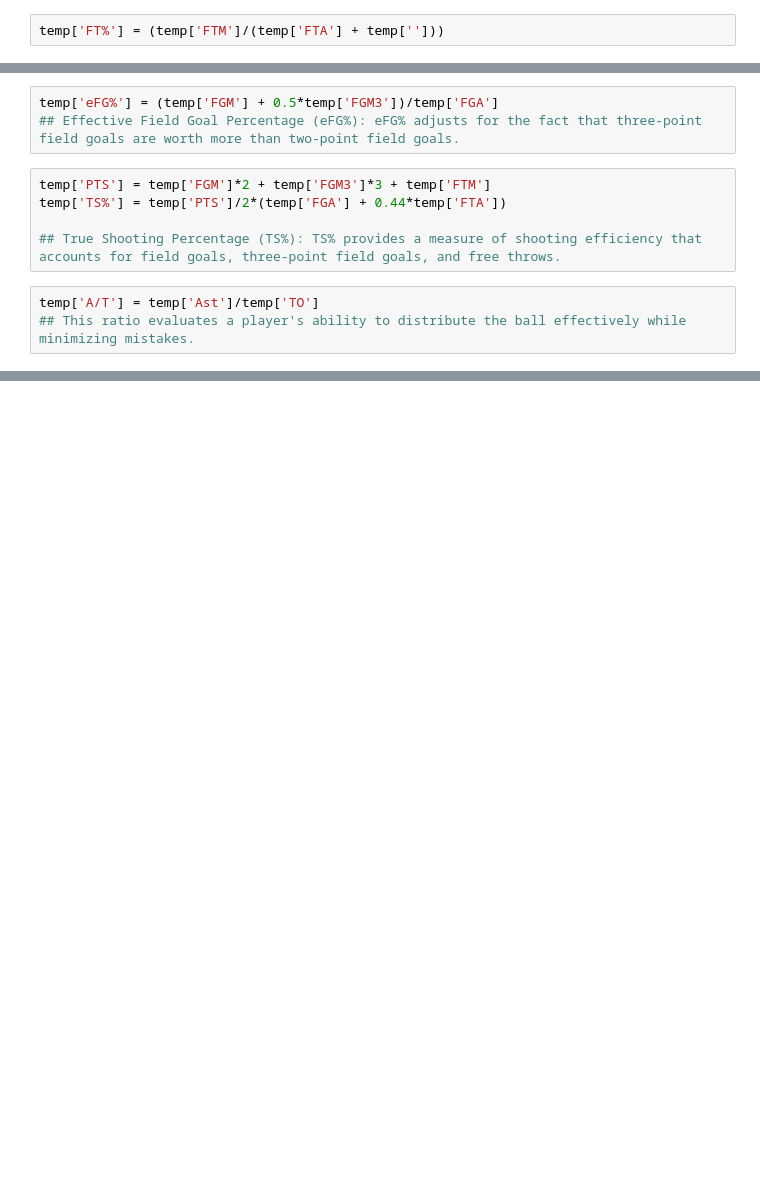
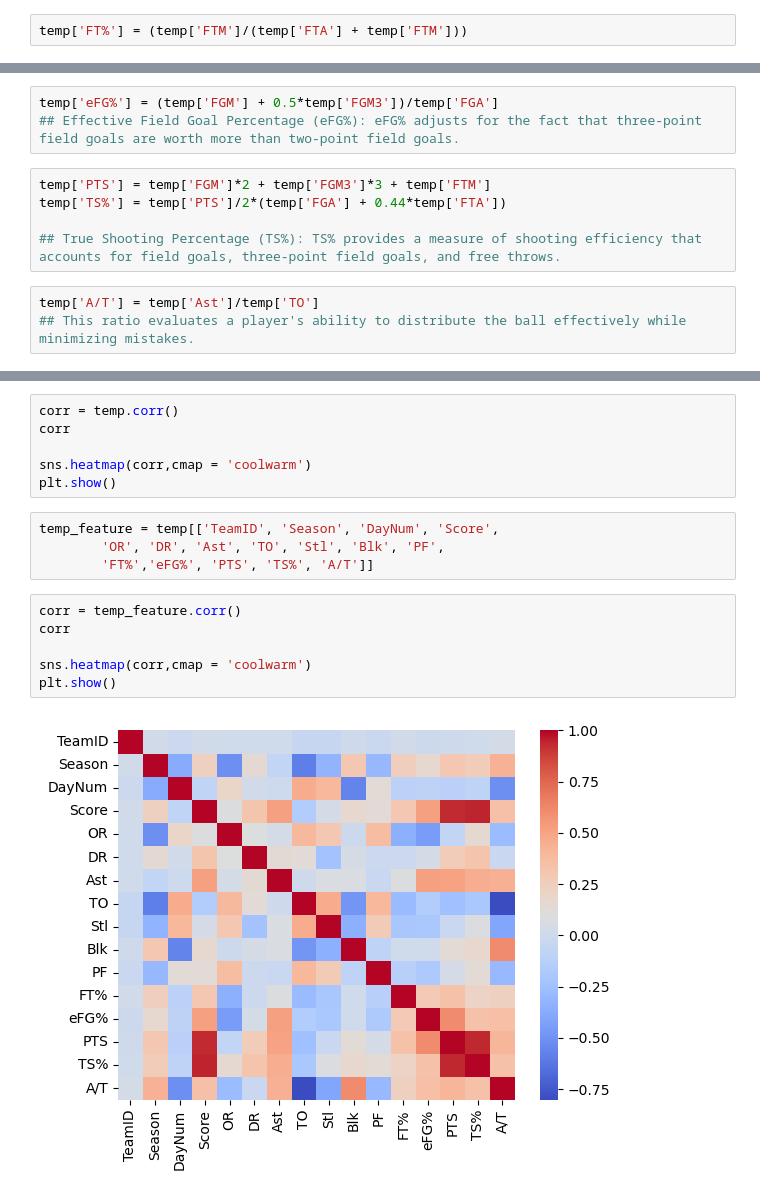
Before and after one commit to nikhil-rai-ds/march-machine-learning-mania-2025, a Jupyter notebook: EDA.ipynb, the cells around one changed output, grey strips where cells are left out. Drawn from its saved outputs; the diff is of its cells as text; blank space fills up the shorter version.

```diff
--- a/EDA.ipynb
+++ b/EDA.ipynb
@@ -1891,7 +1891,7 @@ temp.head(2)
 | 0 | 1101 | 2014 | 73.671053 | 70.684211 | 22.868421 | 49.407895 | 5.921053 | 15.013158 | 19.026316 | 25.578947 | 7.776316 | ... |
 | 1 | 1101 | 2015 | 70.880952 | 66.476190 | 23.285714 | 52.952381 | 8.071429 | 19.690476 | 11.833333 | 15.785714 | 8.214286 | ... |
 # %%
-temp['FT%'] = (temp['FTM']/(temp['FTA'] + temp['']))
+temp['FT%'] = (temp['FTM']/(temp['FTA'] + temp['FTM']))
 # %%
 temp['FG2%'] = (temp['FGM2']/(temp['FGM2'] + temp['FGA2']))
 # %%
@@ -1930,0 +1943,18 @@ Index(['TeamID', 'Season', 'DayNum', 'Score', 'FGM', 'FGA', 'FGM3', 'FGA3',
+# %%
+corr = temp.corr()
+corr
+
+sns.heatmap(corr,cmap = 'coolwarm')
+plt.show()
+# %%
+temp_feature = temp[['TeamID', 'Season', 'DayNum', 'Score',
+        'OR', 'DR', 'Ast', 'TO', 'Stl', 'Blk', 'PF',
+        'FT%','eFG%', 'PTS', 'TS%', 'A/T']]
+# %%
+corr = temp_feature.corr()
+corr
+
+sns.heatmap(corr,cmap = 'coolwarm')
+plt.show()
+# %% [output]
+[figure, added]
```
Also changed, not shown: parts of 16 cells of this notebook.
